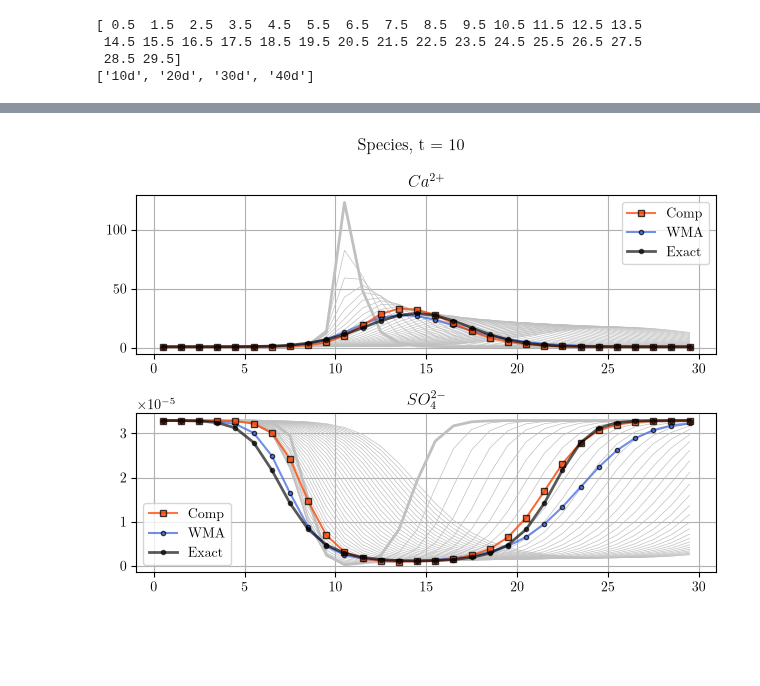
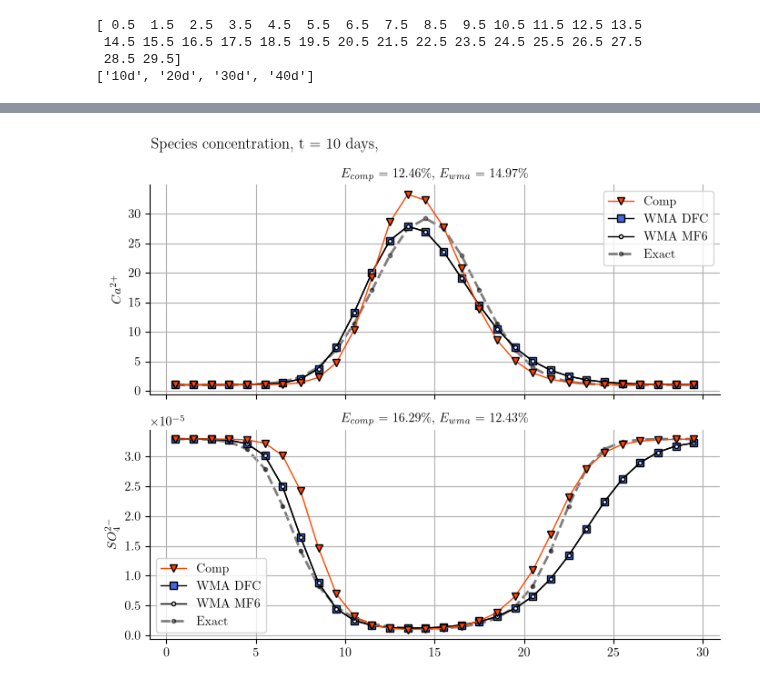
Before and after one commit to luiggix/RTWMA, a Jupyter notebook: benchmarks/03_RT_COM_gypsum_1D/02_Analysis_Vis.ipynb, the cells around one changed output, grey strips where cells are left out. Saved outputs shown, nothing was run; the diff lists cells and outputs as text; code cells hidden in the pictures; blank space fills up the shorter version.

```diff
--- a/benchmarks/03_RT_COM_gypsum_1D/02_Analysis_Vis.ipynb
+++ b/benchmarks/03_RT_COM_gypsum_1D/02_Analysis_Vis.ipynb
@@ -12,6 +13,19 @@ plt.rcParams.update({
     "font.family": "serif",
     "font.serif": ["Computer Modern Roman"],
 })
+# %%
+def data_recovery(filename):
+    #
+    # --- Leemos el archivo con los resultados de TR_1D_oper.exe ---
+    with open(filename, "r") as f:
+            lines = f.readlines()
+    #
+    # Obtenemos la concentración de las dos especies
+    key_string = "Final concentration of aqueous species:"
+    i = xmf6.find_index(lines, key_string, 2)
+    conc = [np.array(l.split(), dtype=float) for l in lines[i:i+2]]
+
+    return conc
 # %%
 def data_recovery_excel(filename, tsel = 10):
     #
@@ -91,50 +182,65 @@ plt.show()
 # %%
-fig, ax = plt.subplots(2, 1)
+fig, ax = plt.subplots(2, 1, sharex=True, figsize=(7,6))
 
 # Graficación a apartir del paso 1.
-for nt in range(1, 40, 1):
-    lw = 2 if nt == 1 else 0.5
-    ax[0].plot(x, [float(l) for l in lines[0 + nt * nspec].split()][1:], lw=lw, color='silver')
-    ax[1].plot(x, [float(l) for l in lines[2 + nt * nspec].split()][1:], lw=lw, color='silver')
-#    ax[2].plot(x, [float(l) for l in lines[1 + nt * nspec].split()][1:], lw=lw, color='silver')
+#for nt in range(1, 40, 1):
+#    lw = 2 if nt == 1 else 0.5
+#    ax[0].plot(x, [float(l) for l in lines[0 + nt * nspec].split()][1:], lw=lw, color='silver')
+#    ax[1].plot(x, [float(l) for l in lines[2 + nt * nspec].split()][1:], lw=lw, color='silver')
 
-tsel = 10
-
-alpha = 0.75
-markersize = 4
+alpha = 1.00
+markersize = 6
 
 ax[0].plot(x, [float(l) for l in lines[0 + tsel * nspec].split()][1:],
-           lw=1.5, ls = "-", marker='s', markersize=markersize, markeredgecolor="black",
+           lw=1.0, ls = "-", marker='v', markersize=markersize, markeredgecolor="black",
            color='orangered', alpha=alpha, zorder = 5, label=f"Comp")
 ax[1].plot(x, [float(l) for l in lines[2 + tsel * nspec].split()][1:],
-           lw=1.5, ls = "-", marker='s', markersize=markersize, markeredgecolor="black",
+           lw=1.0, ls = "-", marker='v', markersize=markersize, markeredgecolor="black",
            color='orangered', alpha=alpha, zorder = 5, label=f"Comp")
-#ax[2].plot(x, [float(l) for l in lines[1 + tsel * nspec].split()][1:],
-#           lw=1.5, ls = "-", color='royalblue')
 
-c1, c2, an_c1, an_c2 = data_recovery_excel("nr_analysis/comparativa_02.xlsx", tsel = tsel)
+# Solución con DFC
+ax[0].plot(x, c_dfc[0], 's-', c = "black", mec="black", mfc="royalblue", lw = 1.0,
+           alpha=alpha, zorder = 4, label = f"WMA DFC")
+ax[1].plot(x, c_dfc[1], 's-', c = "black", mec="black", mfc="royalblue", lw = 1.0,
+           alpha=alpha, zorder = 4, label = f"WMA DFC")
 
-ax[0].plot(x, c1, marker='o', markersize=3, markeredgecolor="black",
-           alpha=alpha, color="royalblue", zorder = 4, label = f"WMA")
-ax[1].plot(x, c2, marker='o', markersize=3, markeredgecolor="black",
-           alpha=alpha, color="royalblue", zorder = 4, label = f"WMA")
-ax[0].plot(x, an_c1, ".-", lw = 2, color="black", label = f"Exact", alpha = 0.65, zorder = 6)
-ax[1].plot(x, an_c2, ".-", lw = 2, color="black", label = f"Exact", alpha = 0.65, zorder = 6)
+# Solución con MODFLOW
+ax[0].plot(x, c_mf6[0], '.-', c = "black", mec="black", mfc="white", lw = 1.0,
+           alpha=alpha, zorder = 4, label = f"WMA MF6")
+ax[1].plot(x, c_mf6[1], '.-', c = "black", mec="black", mfc="white", lw = 1.0,
+           alpha=alpha, zorder = 4, label = f"WMA MF6")
 
-ax[0].set_title("$Ca^{2+}$")#f"{spec_names[0]}")
-ax[1].set_title("$SO_4^{2-}$")#f"{spec_names[2]}")
-#ax[2].set_title(f"{spec_names[1]}")
+# Solución exacta
+ax[0].plot(x, an_c1, ".--", lw = 2, color="black", label = f"Exact", alpha = 0.5, zorder = 1)
+ax[1].plot(x, an_c2, ".--", lw = 2, color="black", label = f"Exact", alpha = 0.5, zorder = 1)
+
+ax[0].set_ylabel("$Ca^{2+}$")
+ax[1].set_ylabel("$SO_4^{2-}$")
 
 ax[0].grid()
 ax[1].grid()
-#ax[2].grid()
 
 ax[0].legend()
 ax[1].legend()
 
-plt.suptitle(f"Species, t = {tsel}")
+ax[0].spines.right.set_visible(False)
+ax[0].spines.top.set_visible(False)
+ax[1].spines.right.set_visible(False)
+ax[1].spines.top.set_visible(False)
+
+c1_title = "$E_{comp}$ = " + f"{MAPE1_com:5.2f}" + r"$\%$, "
+c1_title += "$E_{wma}$ = " + f"{MAPE1_mf6:5.2f}" + r"$\%$"
+c2_title = "$E_{comp}$ = " + f"{MAPE2_com:5.2f}" + r"$\%$, "
+c2_title += "$E_{wma}$ = " + f"{MAPE2_mf6:5.2f}" + r"$\%$"
+
+ax[0].set_title(c1_title, fontsize=10)
+ax[1].set_title(c2_title, fontsize=10)
+
+title = f"Species concentration, t = {tsel} days"
+
+plt.suptitle(title, x=0.085, ha="left")
 plt.tight_layout()
 plt.savefig("componentes_yeso.pdf")
 plt.show()
 # %% [output]
-[figure, old version]
+[figure, new version]
```
Also changed, not shown: parts of 4 cells of this notebook, 6 other files.
